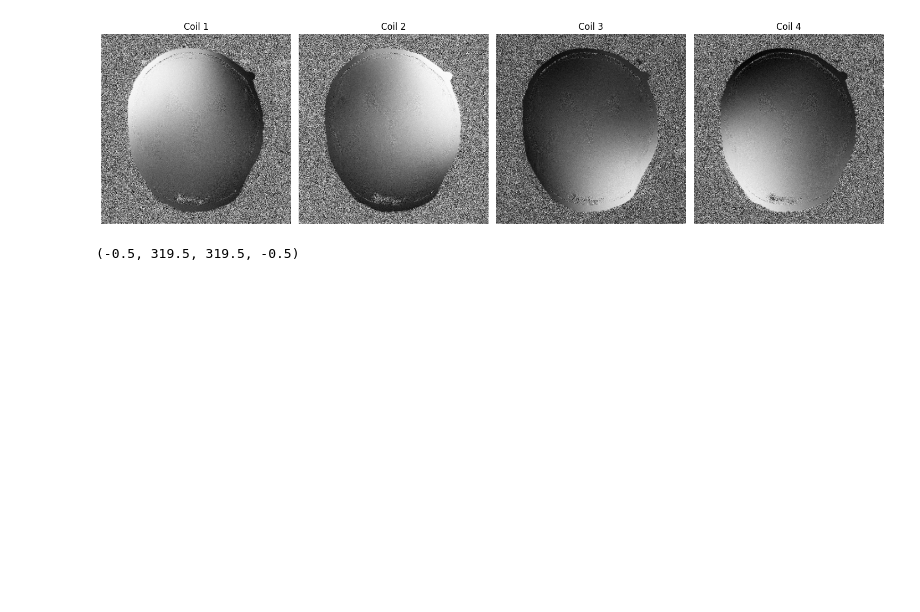
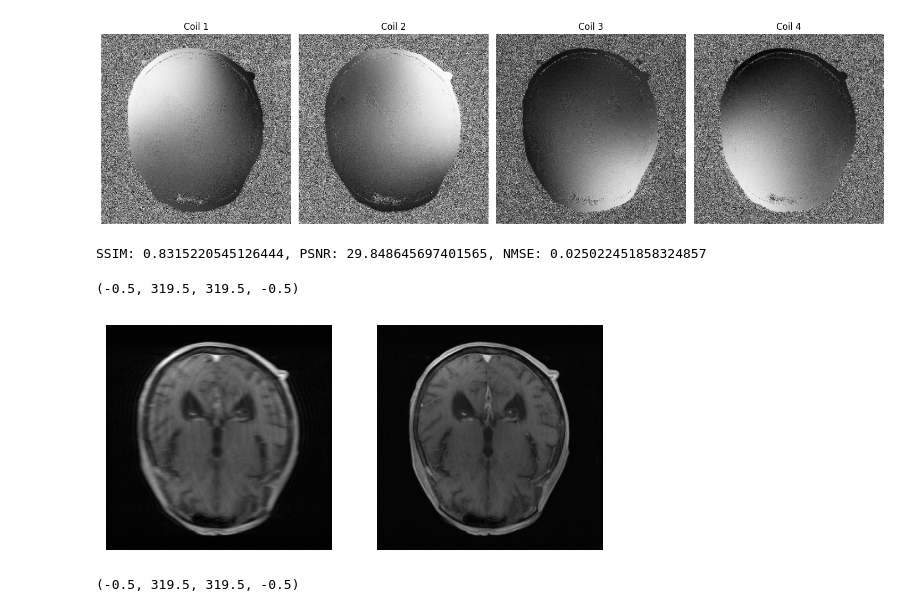
Before and after one commit to marinacrsp/mri_reconstruction, a Jupyter notebook: single_vol/mri_notebook.ipynb, the cells around one changed output. Drawn from its saved outputs; the diff is of its cells as text; code cells hidden in the pictures; blank space fills up the shorter version.

```diff
--- a/single_vol/mri_notebook.ipynb
+++ b/single_vol/mri_notebook.ipynb
@@ -93,3 +120,33 @@ kspace_coords[:, 3] = (2 * kspace_ids[:, 3]) / (n_coils - 1) - 1
+# %%
+baseline_vol = torch.zeros_like(volume_kspace)
+baseline_vol[kspace_ids[:, 2], kspace_ids[:, 3], kspace_ids[:, 1], kspace_ids[:, 0]] = volume_kspace[kspace_ids[:, 2], kspace_ids[:, 3], kspace_ids[:, 1], kspace_ids[:, 0]]
+
+baseline_vol[...,left_idx:right_idx,:] = (volume_kspace[...,left_idx:right_idx,:])
+baseline_vol = tensor_to_complex_np(baseline_vol)
+
+img = rss(inverse_fft2_shift(baseline_vol))
+
+y_acquired = tensor_to_complex_np(volume_kspace * (1-mask))
+img_acquired = rss(inverse_fft2_shift(y_acquired))
+
+ssim_metric = ssim(ground_truth, img)
+psnr_metric = psnr(ground_truth, img)
+nmse_metric = nmse(ground_truth, img)
+
+print(f'SSIM: {ssim_metric}, PSNR: {psnr_metric}, NMSE: {nmse_metric}')
+# %% [output]
+SSIM: 0.8315220545126444, PSNR: 29.848645697401565, NMSE: 0.025022451858324857
+# %%
+plt.figure()
+plt.subplot(1,2,1)
+plt.imshow(np.abs(img[0]), cmap='gray')
+plt.axis('off')
+plt.subplot(1,2,2)
+plt.imshow(np.abs(img_acquired[0]), cmap='gray')
+plt.axis('off')
+# %% [output]
+(-0.5, 319.5, 319.5, -0.5)
+[figure, added]
 # %%
 modulus = np.abs(tensor_to_complex_np(volume_kspace))
 argument = np.angle(tensor_to_complex_np(volume_kspace))
```
Also changed, not shown: parts of 3 cells of this notebook, 10 other files.
